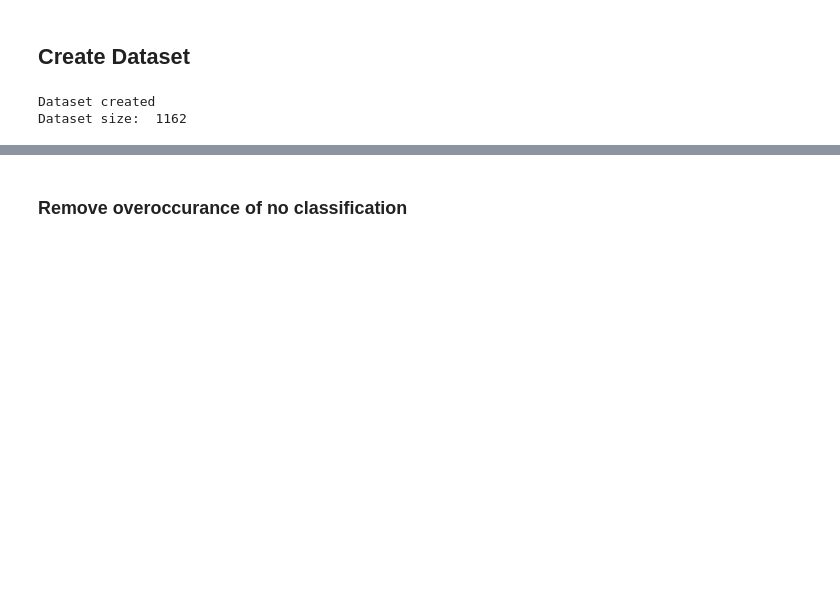
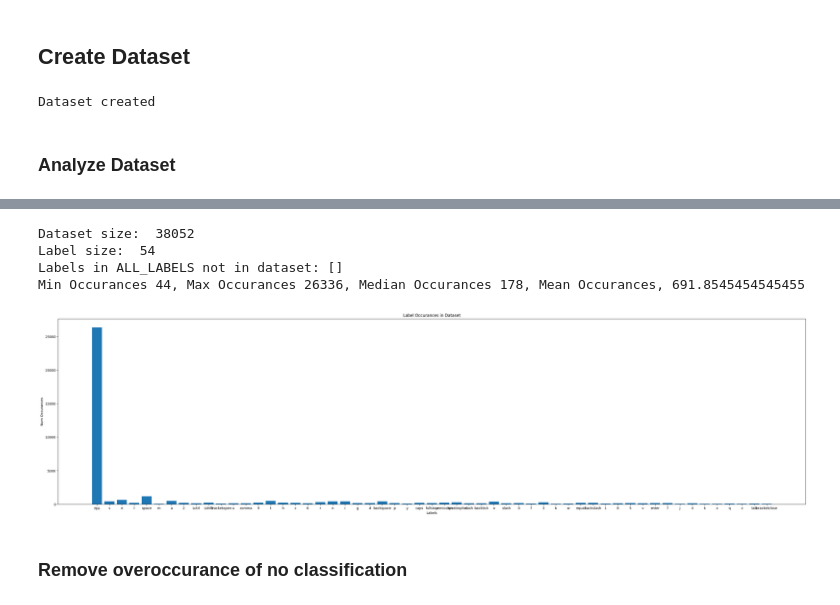
Before and after one commit to IConnC/Acoustic-Keylogger, a Jupyter notebook: data-manipulation/generate_Supp_Dataset.ipynb, the cells around one changed output, grey strips where cells are left out. Drawn from its saved outputs; the diff is of its cells as text; code cells hidden in the pictures; blank space fills up the shorter version.

Commit message:
Finalized dataset preprocessing

```diff
--- a/data-manipulation/generate_Supp_Dataset.ipynb
+++ b/data-manipulation/generate_Supp_Dataset.ipynb
@@ -59,7 +60,8 @@ def filterMetadata(audio_data, metadata):
     for mdata in metadata:
         # Check if label in ALL_LABELS
         label_to_check = tf.constant(multi_label_binary_decode_tensor(tf, mdata["label"])[0], dtype=tf.string)
-        if ~tf.reduce_any(tf.equal(ALL_LABELS, label_to_check)):
+        if not tf.reduce_any(tf.equal(ALL_LABELS, label_to_check)):
+            print('Skipping label ', label_to_check)
             continue
 
         # Check audio_data to match timestamp
@@ -280,7 +279,7 @@ def create_dataset(audio_data, metadata):
 
     output_signature = (
         tf.TensorSpec(shape=(19, 111), dtype=tf.float32),  # Data shape and dtype
-        tf.TensorSpec(shape=(62,), dtype=tf.int32)         # Label shape and dtype
+        tf.TensorSpec(shape=(54,), dtype=tf.int32)         # Label shape and dtype
     )
     # Create a dataset from the generator
     dataset = tf.data.Dataset.from_generator(gen, output_signature=output_signature)
@@ -290,9 +289,56 @@ def create_dataset(audio_data, metadata):
 merged_audio_data = normalized_audio_data + augmented_audio_data
 dataset = create_dataset(merged_audio_data, metadata)
 print("Dataset created")
-dataset_size = len(merged_audio_data)
-print("Dataset size: ", dataset_size)
 dataset = dataset.cache()
 # %% [output]
 Dataset created
-Dataset size:  1162
+# %% [markdown]
+### Analyze Dataset
+# %%
+def analyze_dataset_composition(dataset):
+    dataset_size = 0
+    labels = []
+    label_occurances = []
+    for spectrogram, label in dataset:
+        dataset_size += 1
+        label = multi_label_binary_decode_tensor(tf, label)
+        if label:
+            label = label[0]
+            if label in labels:
+                index = labels.index(label)
+                label_occurances[index] += 1
+            else:
+                labels.append(label)
+                label_occurances.append(1)
+
+    print("Dataset size: ", dataset_size)
+    print("Label size: ", len(labels))
+
+    labels_tensor = tf.constant(labels, dtype=tf.string)
+
+    difference = tf.sets.difference(tf.expand_dims(ALL_LABELS, axis=0),
+                                    tf.expand_dims(labels_tensor, axis=0))
+
+    missing_labels = tf.sparse.to_dense(difference)[0].numpy()
+
+    print("Labels in ALL_LABELS not in dataset:", missing_labels)
+
+
+
+    # Insert no label/noise
+    labels.insert(0, "N/A")
+    label_occurances.insert(0, dataset_size - sum(label_occurances))
+
+    print(f"Min Occurances {min(label_occurances)}, Max Occurances {max(label_occurances)}, Median Occurances {statistics.median(label_occurances)}, Mean Occurances, {statistics.mean(label_occurances)}")
+
+    plt.figure(figsize=(40,10))
+    plt.bar(labels, label_occurances)
+    plt.title("Label Occurances in Dataset")
+    plt.xlabel("Labels")
+    plt.ylabel("Num Occurances")
+    plt.show()
+
+    return label_occurances
+
+label_occurances = analyze_dataset_composition(dataset)
+# %% [output]
@@ -299,2 +346,7 @@ Dataset size:  1162
+Dataset size:  38052
+Label size:  54
+Labels in ALL_LABELS not in dataset: []
+Min Occurances 44, Max Occurances 26336, Median Occurances 178, Mean Occurances, 691.8545454545455
+[figure, added]
 # %% [markdown]
 ### Remove overoccurance of no classification
```
Also changed, not shown: parts of 9 cells of this notebook.
